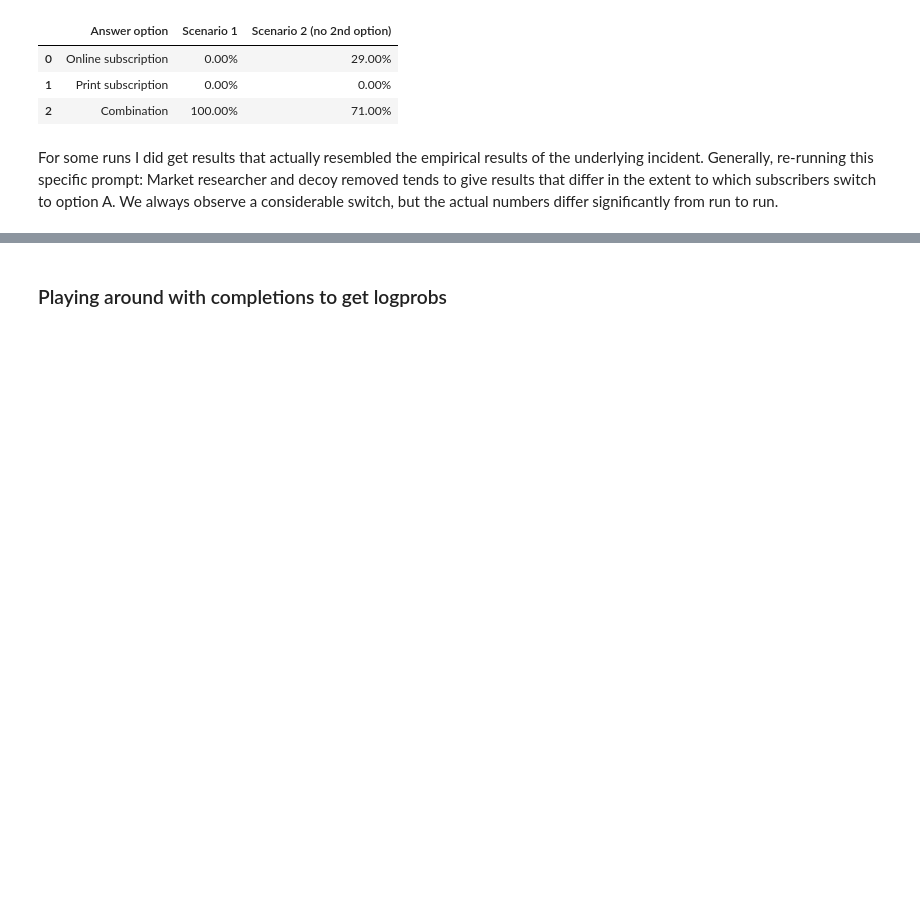
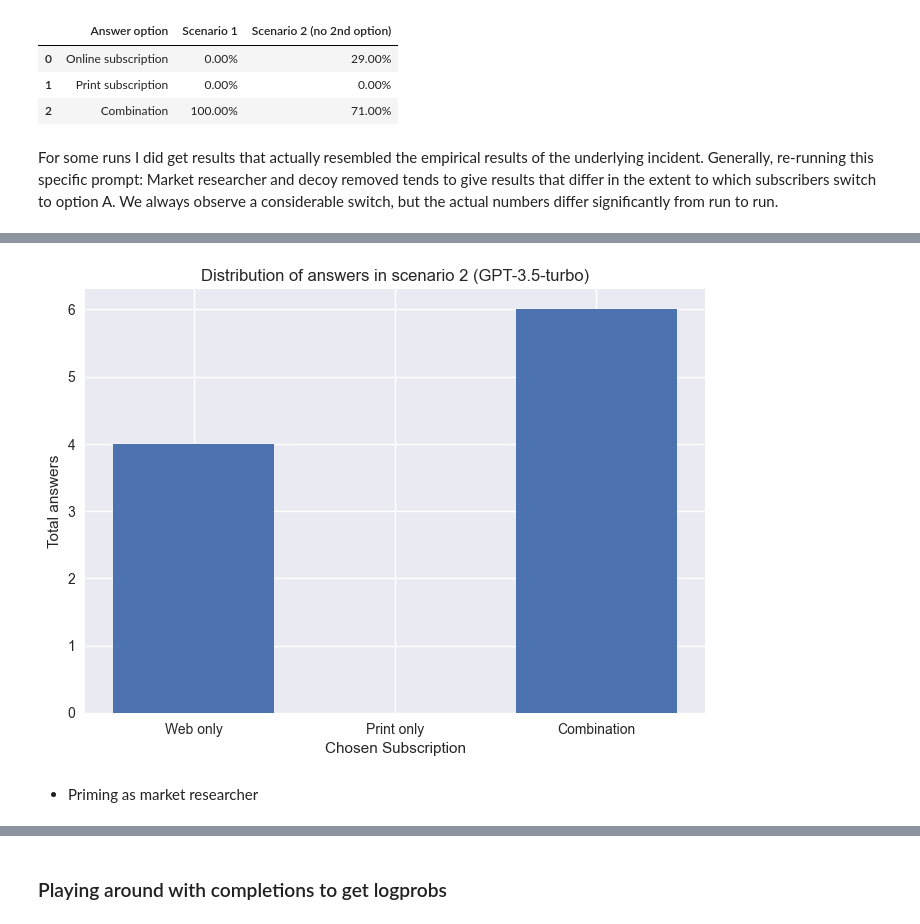
Before and after one commit to MariusDSPM/Data-Science-Project, a Jupyter notebook: Decoy Effekt.ipynb, the cells around one changed output, grey strips where cells are left out. Saved outputs shown, nothing was run; the diff lists cells and outputs as text; code cells hidden in the pictures; blank space fills up the shorter version.

```diff
--- a/Decoy Effekt.ipynb
+++ b/Decoy Effekt.ipynb
@@ -252,0 +310,49 @@ For some runs I did get results that actually resembled the empirical results of
+# %%
+answers_2 = []
+for _ in range(10):
+    response = client.chat.completions.create(
+        model = "gpt-3.5-turbo", # model = "gpt-3.5-turbo", "gpt-4", "gpt-4-1106-preview"
+        max_tokens = 1,
+        temperature = 1, # range is 0 to 2
+        messages = [
+        {"role": "user", "content": """You are presented with three different subsciption alternatives for the "The Economist" magazine:
+         A: 1-year Economist.com subscription for $59.00, including access to all articles from 1997 onwards.
+         B: 1-year Print subscription to The Economist for $125.00.
+         C: Print & web subscription for 125$: 1-year subscription to the print edition of The Econnomist and online access to all articles from 1997 onwards.
+         The Marketing team of The Economist however has now decided to remove option B.
+         Which remaining alternative would you choose? Please answer by only giving the letter of the alternative you would choose.
+         Answer: I would choose option
+         """},
+                   ])
+
+    # Store the answer in the list
+    answer = response.choices[0].message.content
+    answers_2.append(answer.strip())
+# %%
+# Collecting results without priming
+A_2 = answers_2.count("A")
+B_2 = answers_2.count("B")
+C_2 = answers_2.count("C")
+
+# Getting percentage of answers
+p_a_2 = f"{(A_2 / len(answers_2)) * 100:.2f}%"
+p_b_2 = f"{(B_2 / len(answers_2)) * 100:.2f}%"
+p_c_2 = f"{(C_2 / len(answers_2)) * 100:.2f}%"
+# %%
+# Set labels
+labels = ['Web only', 'Print only', 'Combination']
+
+# Create a bar graph
+plt.bar(labels, [A_2, B_2, C_2])
+
+# Add labels and a title
+plt.xlabel('Chosen Subscription')
+plt.ylabel('Total answers')
+plt.title('Distribution of answers in scenario 2 (GPT-3.5-turbo)')
+
+# Show the plot
+plt.show()
+# %% [output]
+[figure, added]
+# %% [markdown]
+- Priming as market researcher
```
Also changed, not shown: parts of 22 cells of this notebook, 1 other file.
